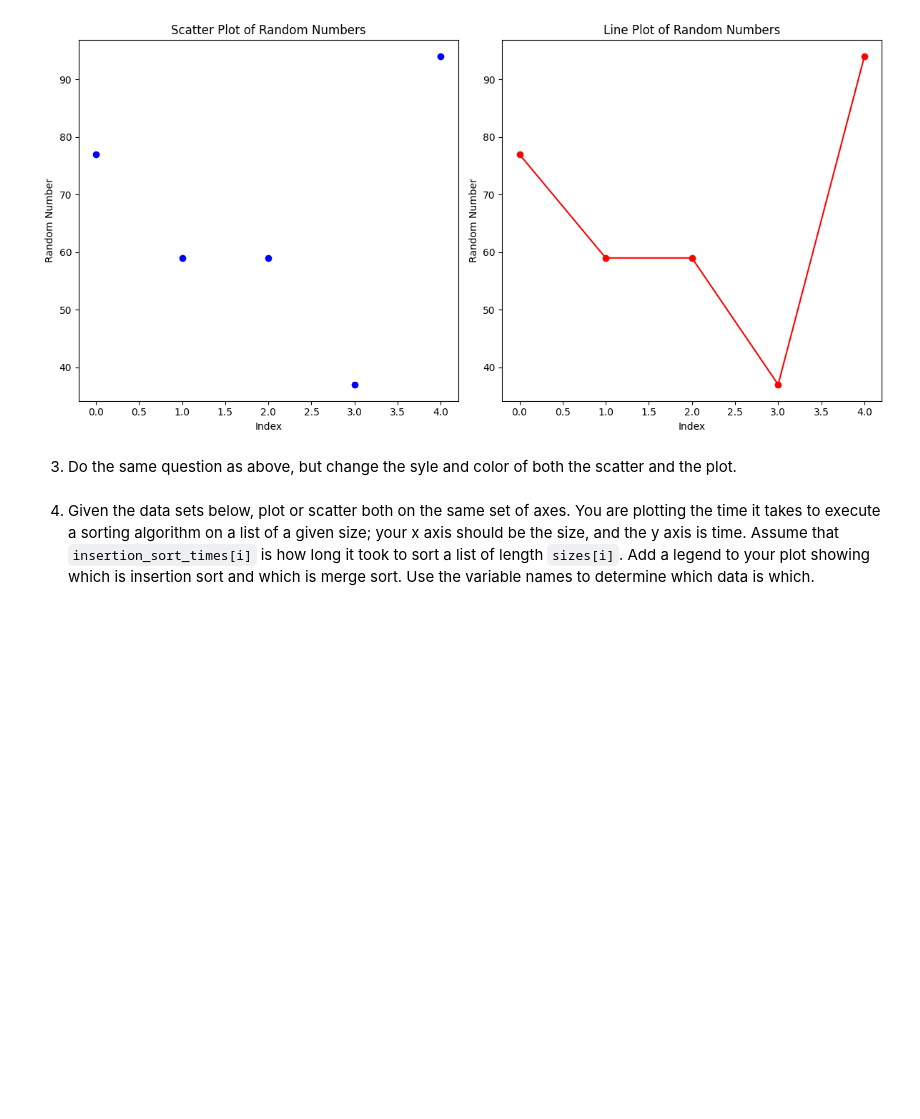
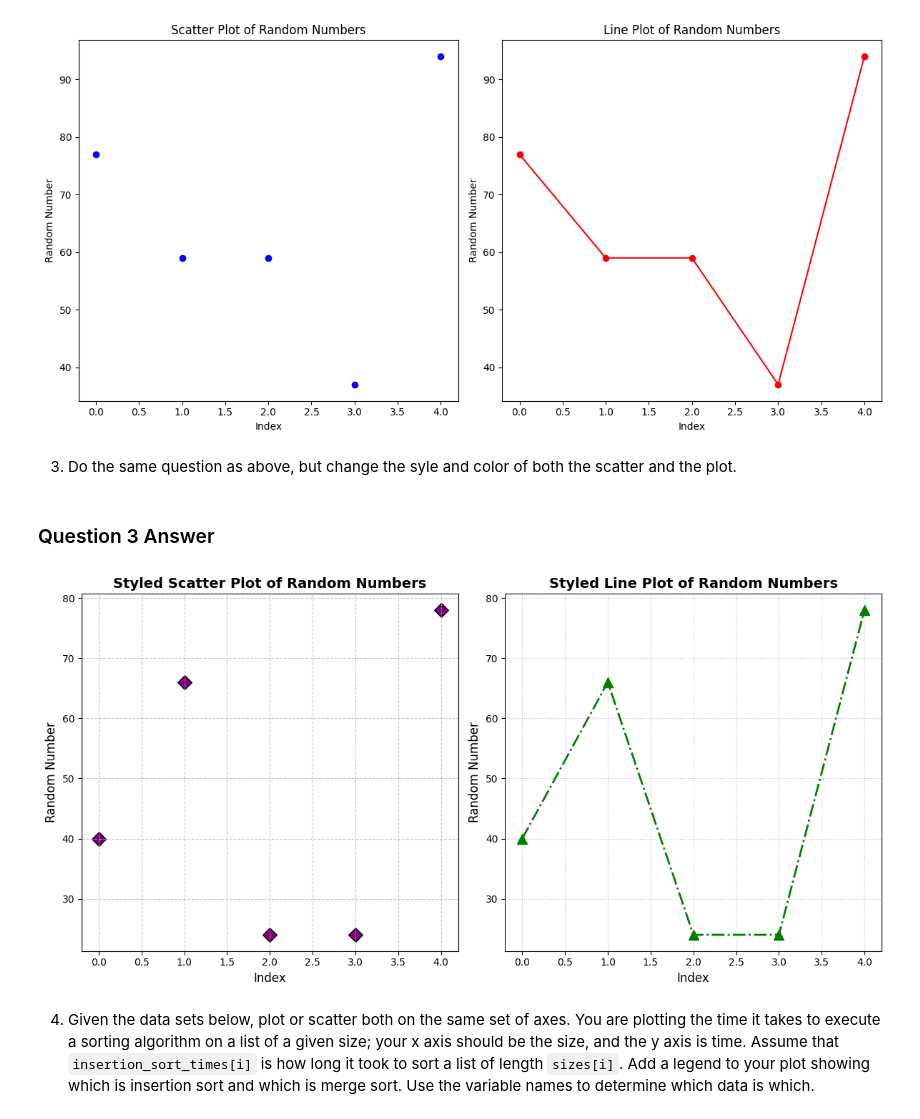
Before and after one commit to sapapesh/WebMining.Mod3, a Jupyter notebook: pyplot.ipynb, the cells around one changed output. Saved outputs shown, nothing was run; the diff lists cells and outputs as text; code cells hidden in the pictures; blank space fills up the shorter version.

Commit message:
question 3

```diff
--- a/pyplot.ipynb
+++ b/pyplot.ipynb
@@ -90,6 +90,40 @@ plt.show()
 [figure]
 # %% [markdown]
 3. Do the same question as above, but change the syle and color of both the scatter and the plot.
+# %% [markdown]
+### Question 3 Answer
+# %%
+import matplotlib.pyplot as plt
+import numpy as np
+
+# Generate a sequence of at least 5 random integers
+random_numbers = np.random.randint(1, 100, 5)  # 5 random integers between 1 and 100
+
+# Create a range of x-values (using the index as the x-value)
+x_values = np.arange(len(random_numbers))
+
+# Create a figure and a set of axes
+fig, (ax1, ax2) = plt.subplots(1, 2, figsize=(12, 6))
+
+# Plotting using scatter on ax1 with a different style
+ax1.scatter(x_values, random_numbers, color='purple', s=100, edgecolors='black', marker='D')
+ax1.set_title('Styled Scatter Plot of Random Numbers', fontsize=14, fontweight='bold')
+ax1.set_xlabel('Index', fontsize=12)
+ax1.set_ylabel('Random Number', fontsize=12)
+ax1.grid(True, linestyle='--', alpha=0.7)  # Add grid with dashed lines
+
+# Plotting using plot on ax2 with a different style
+ax2.plot(x_values, random_numbers, color='green', marker='^', linestyle='-.', linewidth=2, markersize=10)
+ax2.set_title('Styled Line Plot of Random Numbers', fontsize=14, fontweight='bold')
+ax2.set_xlabel('Index', fontsize=12)
+ax2.set_ylabel('Random Number', fontsize=12)
+ax2.grid(True, linestyle=':', alpha=0.7)  # Add grid with dotted lines
+
+# Show the plot
+plt.tight_layout()
+plt.show()
+# %% [output]
+[figure, added]
 # %% [markdown]
 4. Given the data sets below, plot or scatter both on the same set of axes.  You are plotting the time it takes to execute a sorting algorithm on a list of a given size; your x axis should be the size, and the y axis is time.  Assume that `insertion_sort_times[i]` is how long it took to sort a list of length `sizes[i]`.  Add a legend to your plot showing which is insertion sort and which is merge sort.  Use the variable names to determine which data is which.
 # %%
```
